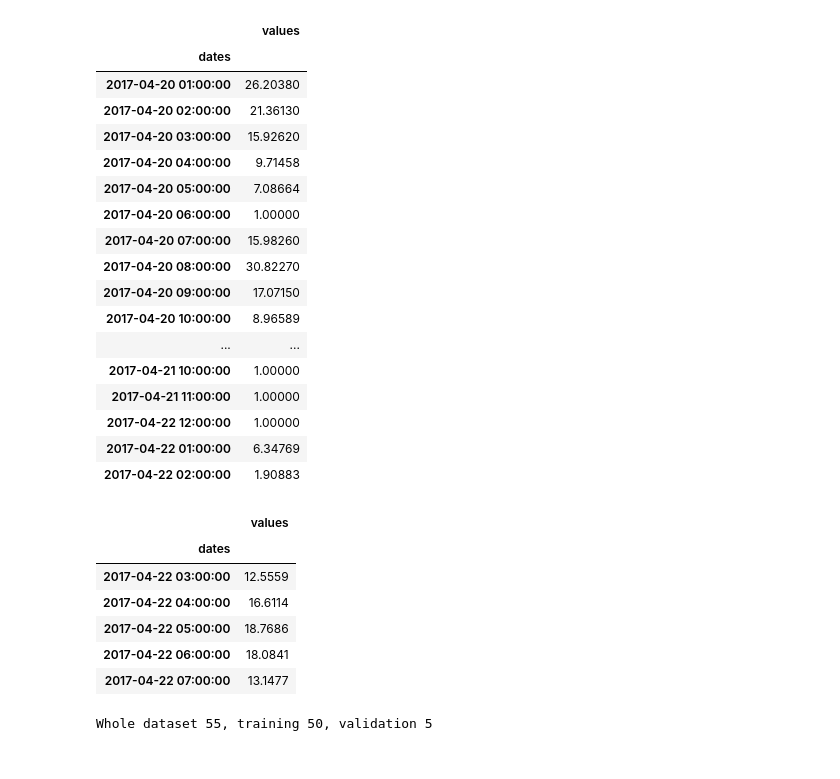
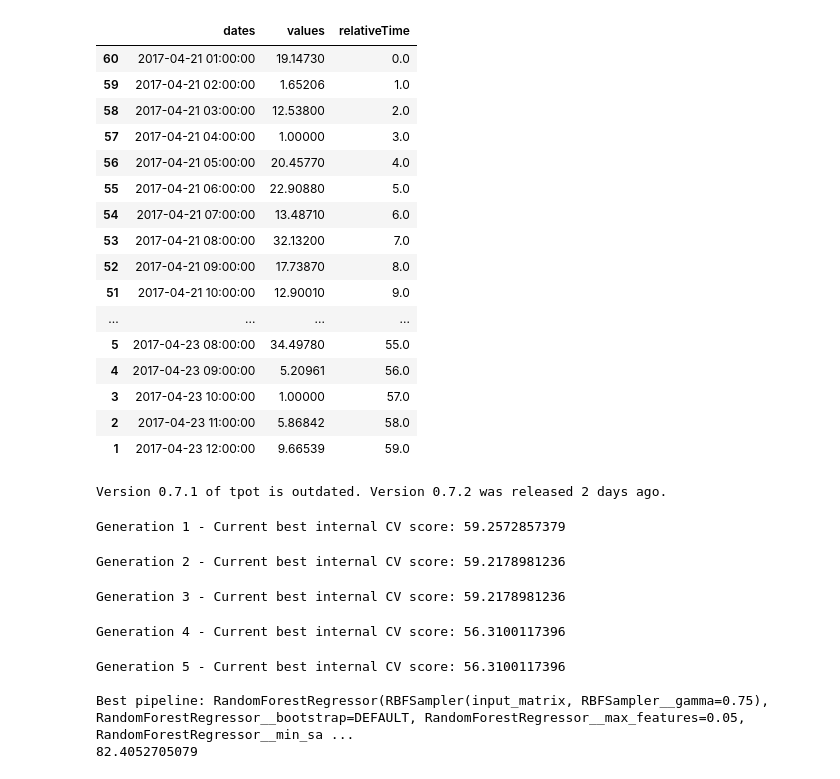
Before and after one commit to QuantumDamage/AQIP, a Jupyter notebook: workspace/04-timeseries.ipynb, the cells around one changed output. Drawn from its saved outputs; the diff is of its cells as text; code cells hidden in the pictures.

```diff
--- a/workspace/04-timeseries.ipynb
+++ b/workspace/04-timeseries.ipynb
@@ -23,36 +22,41 @@ trainingFrame = concentrationFrame[:-len(validationFrame)]
-# %%
-trainingFrame
-# %% [output]
-|  | values |
-| dates |  |
-| 2017-04-20 01:00:00 | 26.20380 |
-| 2017-04-20 02:00:00 | 21.36130 |
-| 2017-04-20 03:00:00 | 15.92620 |
-| 2017-04-20 04:00:00 | 9.71458 |
-| 2017-04-20 05:00:00 | 7.08664 |
-| 2017-04-20 06:00:00 | 1.00000 |
-| 2017-04-20 07:00:00 | 15.98260 |
-| 2017-04-20 08:00:00 | 30.82270 |
-| 2017-04-20 09:00:00 | 17.07150 |
-| 2017-04-20 10:00:00 | 8.96589 |
-| ... | ... |
-| 2017-04-21 10:00:00 | 1.00000 |
-| 2017-04-21 11:00:00 | 1.00000 |
-| 2017-04-22 12:00:00 | 1.00000 |
-| 2017-04-22 01:00:00 | 6.34769 |
-| 2017-04-22 02:00:00 | 1.90883 |
-# %%
-validationFrame
-# %% [output]
-|  | values |
-| dates |  |
-| 2017-04-22 03:00:00 | 12.5559 |
-| 2017-04-22 04:00:00 | 16.6114 |
-| 2017-04-22 05:00:00 | 18.7686 |
-| 2017-04-22 06:00:00 | 18.0841 |
-| 2017-04-22 07:00:00 | 13.1477 |
-# %%
-print('Whole dataset %d, training %d, validation %d' % (len(concentrationFrame), len(trainingFrame),
-                                                        len(validationFrame)))
-# %% [output]
-Whole dataset 55, training 50, validation 5
+# %%
+concentrationFrame
+# %% [output]
+|  | dates | values | relativeTime |
+| 60 | 2017-04-21 01:00:00 | 19.14730 | 0.0 |
+| 59 | 2017-04-21 02:00:00 | 1.65206 | 1.0 |
+| 58 | 2017-04-21 03:00:00 | 12.53800 | 2.0 |
+| 57 | 2017-04-21 04:00:00 | 1.00000 | 3.0 |
+| 56 | 2017-04-21 05:00:00 | 20.45770 | 4.0 |
+| 55 | 2017-04-21 06:00:00 | 22.90880 | 5.0 |
+| 54 | 2017-04-21 07:00:00 | 13.48710 | 6.0 |
+| 53 | 2017-04-21 08:00:00 | 32.13200 | 7.0 |
+| 52 | 2017-04-21 09:00:00 | 17.73870 | 8.0 |
+| 51 | 2017-04-21 10:00:00 | 12.90010 | 9.0 |
+| ... | ... | ... | ... |
+| 5 | 2017-04-23 08:00:00 | 34.49780 | 55.0 |
+| 4 | 2017-04-23 09:00:00 | 5.20961 | 56.0 |
+| 3 | 2017-04-23 10:00:00 | 1.00000 | 57.0 |
+| 2 | 2017-04-23 11:00:00 | 5.86842 | 58.0 |
+| 1 | 2017-04-23 12:00:00 | 9.66539 | 59.0 |
+# %%
+from tpot import TPOTRegressor
+from sklearn.model_selection import train_test_split
+
+X_train, X_test, y_train, y_test = train_test_split(concentrationFrame["relativeTime"].values.reshape((concentrationFrame.shape[0],1)), concentrationFrame["values"].values,
+                                                    train_size=0.75, test_size=0.25)
+
+tpot = TPOTRegressor(generations=5, population_size=50, verbosity=2)
+tpot.fit(X_train, y_train)
+print(tpot.score(X_test, y_test))
+tpot.export('tpot_concentration_pipeline.py')
+# %% [output]
+Version 0.7.1 of tpot is outdated. Version 0.7.2 was released 2 days ago.
+Generation 1 - Current best internal CV score: 59.2572857379
+Generation 2 - Current best internal CV score: 59.2178981236
+Generation 3 - Current best internal CV score: 59.2178981236
+Generation 4 - Current best internal CV score: 56.3100117396
+Generation 5 - Current best internal CV score: 56.3100117396
+
+Best pipeline: RandomForestRegressor(RBFSampler(input_matrix, RBFSampler__gamma=0.75), RandomForestRegressor__bootstrap=DEFAULT, RandomForestRegressor__max_features=0.05, RandomForestRegressor__min_sa ...
+82.4052705079
```
Also changed, not shown: parts of 6 cells of this notebook.
